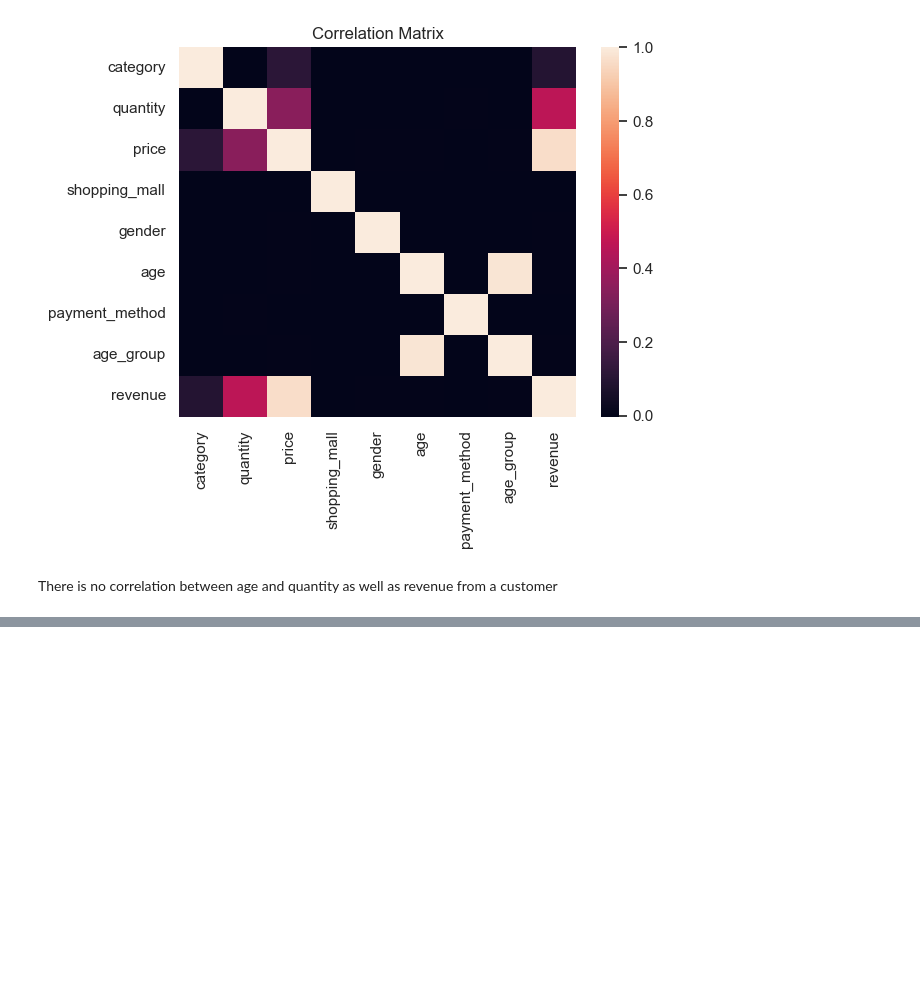
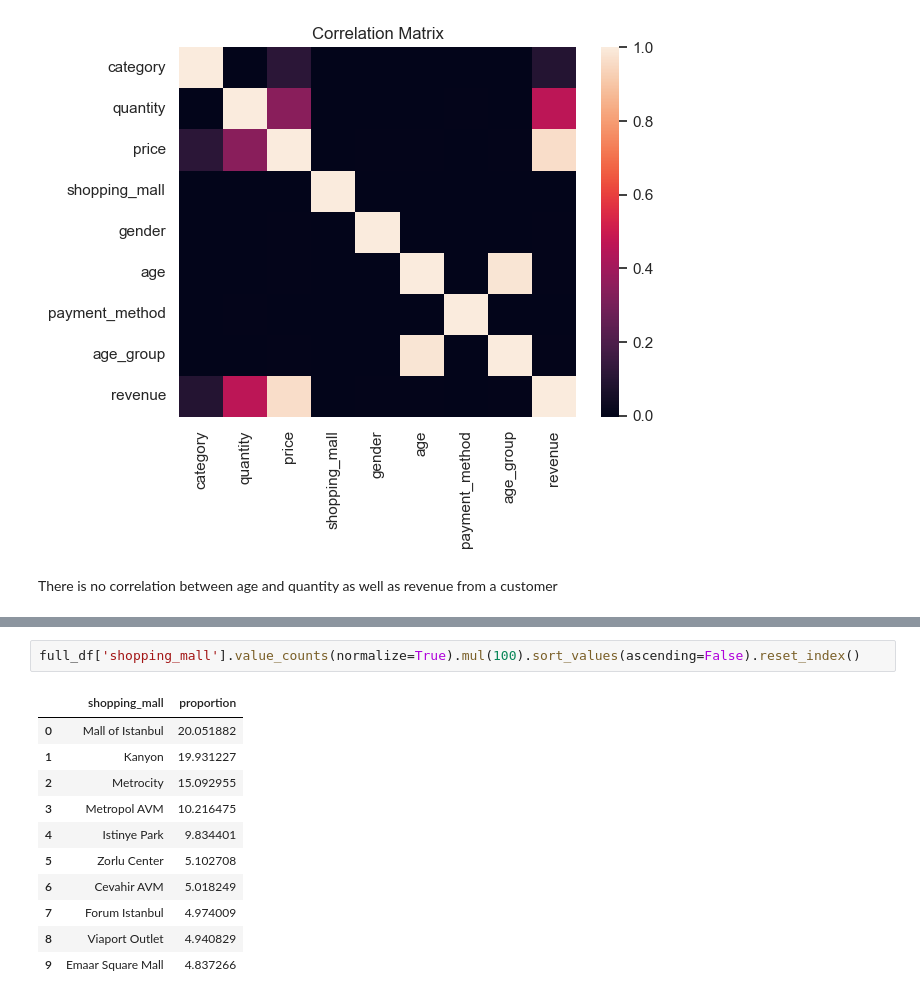
Before and after one commit to Scorpgodwest/customer-analysis, a Jupyter notebook: customer_analysis.ipynb, the cells around one changed output, grey strips where cells are left out. Drawn from its saved outputs; the diff is of its cells as text; blank space fills up the shorter version.

```diff
--- a/customer_analysis.ipynb
+++ b/customer_analysis.ipynb
@@ -224,0 +244,14 @@ There is no correlation between age and quantity as well as revenue from a custo
+# %%
+full_df['shopping_mall'].value_counts(normalize=True).mul(100).sort_values(ascending=False).reset_index()
+# %% [output]
+|  | shopping_mall | proportion |
+| 0 | Mall of Istanbul | 20.051882 |
+| 1 | Kanyon | 19.931227 |
+| 2 | Metrocity | 15.092955 |
+| 3 | Metropol AVM | 10.216475 |
+| 4 | Istinye Park | 9.834401 |
+| 5 | Zorlu Center | 5.102708 |
+| 6 | Cevahir AVM | 5.018249 |
+| 7 | Forum Istanbul | 4.974009 |
+| 8 | Viaport Outlet | 4.940829 |
+| 9 | Emaar Square Mall | 4.837266 |
```
Also changed, not shown: parts of 4 cells of this notebook.
